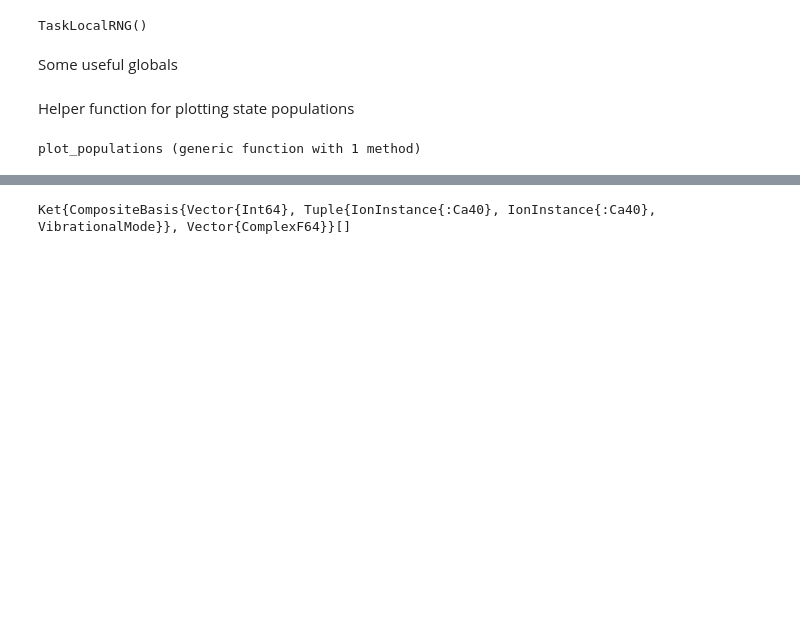
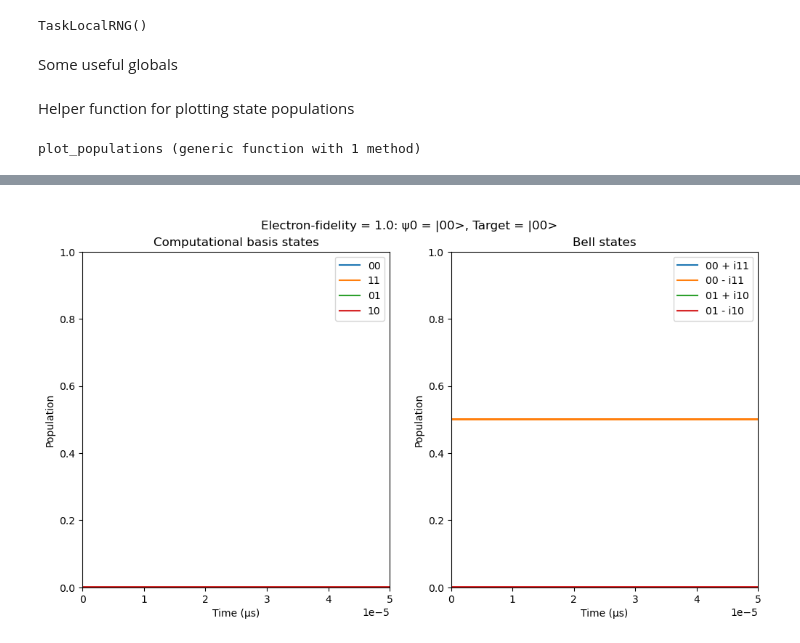
Before and after one commit to SQRLab/IonSim, a Jupyter notebook: noise_sim/noise_sim_example.ipynb, the cells around one changed output, grey strips where cells are left out. Saved outputs shown, nothing was run; the diff lists cells and outputs as text; code cells hidden in the pictures; blank space fills up the shorter version.

```diff
--- a/noise_sim/noise_sim_example.ipynb
+++ b/noise_sim/noise_sim_example.ipynb
@@ -622,15 +372,0 @@ intensity!(chamber_2.lasers[2], intensity_from_pitime(chamber_2.lasers[2], MS_π
-# %%
-intensity!(chamber_2.lasers[1],0)
-intensity!(chamber_2.lasers[2],0)
-
-ket0_vib_mode= IonSim.modes(chamber_2)[1][0] # ground state of first vibrational mode
-dm0_vib_mode = dm(ket0_vib_mode)
-
-h = hamiltonian(chamber_2, timescale=TIMESCALE, lamb_dicke_order=1, rwa_cutoff=Inf);
-@time tout00, sol00 = timeevolution.schroedinger_dynamic(3*T_RANGE/TIMESCALE, ket_00 ⊗ ket0_vib_mode, h);
-ρ_final = ptrace(dm(sol00[end]), 3)
-fid = round(real(fidelity(ρ_final, ρ_00_m_i11)), digits=4)
-fig = plot_populations_double(chamber_2, tout00, sol00)
-fig.suptitle("\nMS lasers and turned-off single-qubit lasers: ψ0 = |00>, electron-fidelity = $fid")
-plt.display(fig)
-plt.close(fig)
@@ -663,4 +373,11 @@ BoundsError: BoundsError: attempt to access 0-element Vector{Ket{CompositeBasis{
-# %%
-sol00
-# %% [output]
-Ket{CompositeBasis{Vector{Int64}, Tuple{IonInstance{:Ca40}, IonInstance{:Ca40}, VibrationalMode}}, Vector{ComplexF64}}[]
+# %%
+tout_RZ, sol_RZ = RZ(chamber, 1, π, ket_00 ⊗ ket0_vib_mode, MS_π2_TIME);
+
+ρ_final = ptrace(dm(sol_RZ[end]), 3)
+fid = round(real(fidelity(ρ_final, dm(ket_00))), digits=4)
+fig = plot_populations_double(chamber, tout_RZ, sol_RZ)
+fig.suptitle("\nElectron-fidelity = $fid: ψ0 = |00>, Target = |00>")
+plt.display(fig)
+plt.close(fig)
+# %% [output]
+[figure, added]
```
Also changed, not shown: parts of 34 cells of this notebook, 1 other file.
